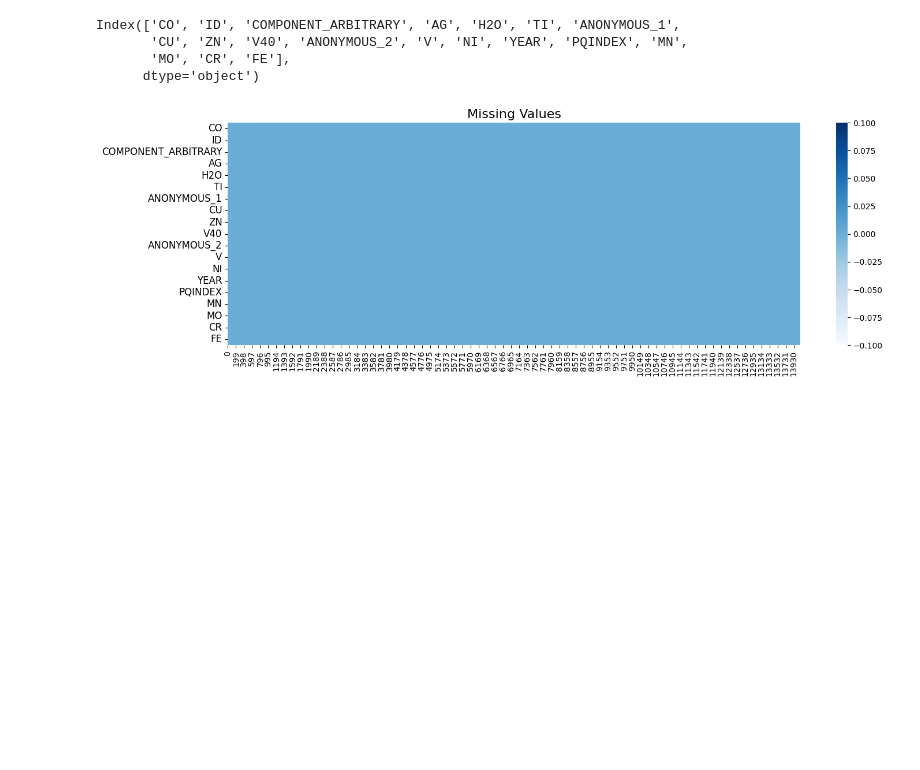
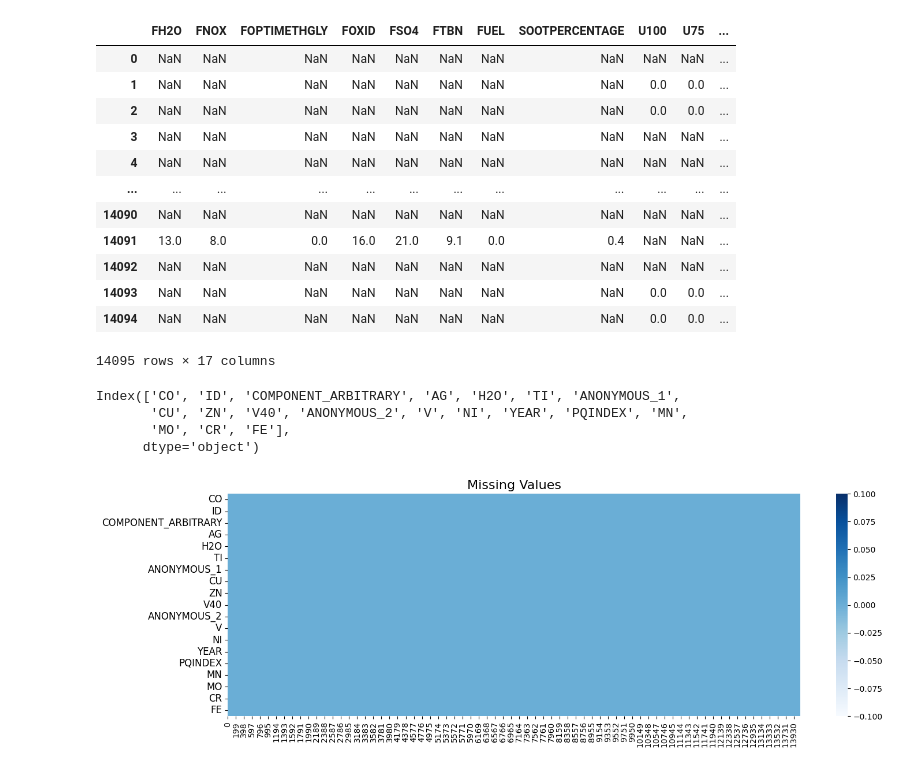
Before and after one commit to whatsasolo/Oil-status-classification-of-construction-machinery, a Jupyter notebook: main.ipynb, the cells around one changed output. Saved outputs shown, nothing was run; the diff lists cells and outputs as text; code cells hidden in the pictures; blank space fills up the shorter version.

```diff
--- a/main.ipynb
+++ b/main.ipynb
@@ -24,3 +40,19 @@ plt.show()
+# %%
+df[df.columns[df.isna().mean()>= 0.7]]
+# %% [output]
+|  | FH2O | FNOX | FOPTIMETHGLY | FOXID | FSO4 | FTBN | FUEL | SOOTPERCENTAGE | U100 | U75 | ... |
+| 0 | NaN | NaN | NaN | NaN | NaN | NaN | NaN | NaN | NaN | NaN | ... |
+| 1 | NaN | NaN | NaN | NaN | NaN | NaN | NaN | NaN | 0.0 | 0.0 | ... |
+| 2 | NaN | NaN | NaN | NaN | NaN | NaN | NaN | NaN | 0.0 | 0.0 | ... |
+| 3 | NaN | NaN | NaN | NaN | NaN | NaN | NaN | NaN | NaN | NaN | ... |
+| 4 | NaN | NaN | NaN | NaN | NaN | NaN | NaN | NaN | NaN | NaN | ... |
+| ... | ... | ... | ... | ... | ... | ... | ... | ... | ... | ... | ... |
+| 14090 | NaN | NaN | NaN | NaN | NaN | NaN | NaN | NaN | NaN | NaN | ... |
+| 14091 | 13.0 | 8.0 | 0.0 | 16.0 | 21.0 | 9.1 | 0.0 | 0.4 | NaN | NaN | ... |
+| 14092 | NaN | NaN | NaN | NaN | NaN | NaN | NaN | NaN | NaN | NaN | ... |
+| 14093 | NaN | NaN | NaN | NaN | NaN | NaN | NaN | NaN | 0.0 | 0.0 | ... |
+| 14094 | NaN | NaN | NaN | NaN | NaN | NaN | NaN | NaN | 0.0 | 0.0 | ... |
+14095 rows × 17 columns
 # %%
 df[list(set(df.columns) - (set(df.columns) - set(df_test.columns)))].columns
 # %% [output]
```
Also changed, not shown: parts of 8 cells of this notebook, 1 other file.
